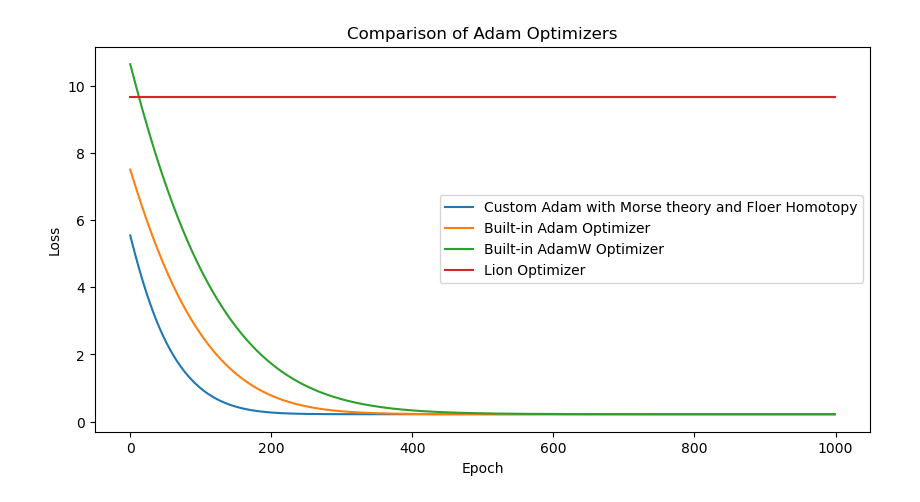
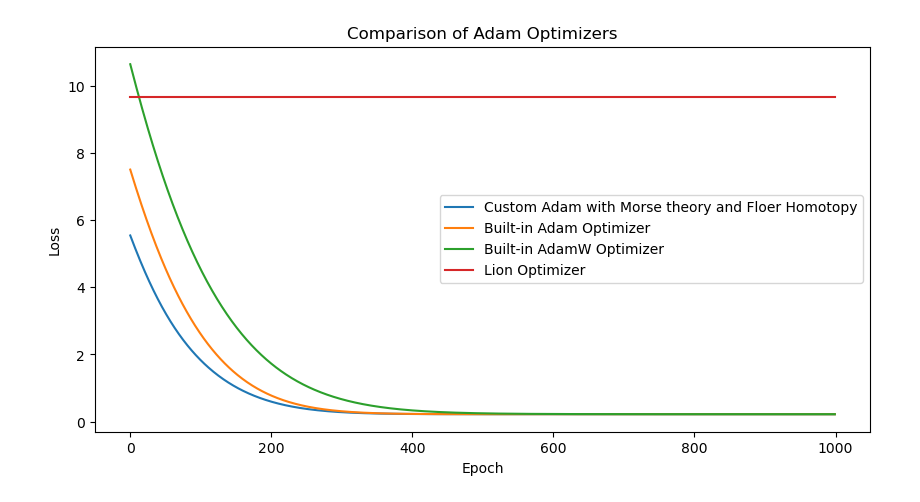
Before and after one commit to ericjiang18/Homotopy-Optimizer, a Jupyter notebook: Morse-Theory Adam.ipynb, the cells around one changed output. Drawn from its saved outputs; the diff is of its cells as text; code cells hidden in the pictures.

```diff
--- a/Morse-Theory Adam.ipynb
+++ b/Morse-Theory Adam.ipynb
@@ -41,30 +41,35 @@ class AdamOptimizerWithMorse(optim.Optimizer):
         defaults = dict(lr=lr, betas=betas, eps=eps)
         super(AdamOptimizerWithMorse, self).__init__(params, defaults)
 
-    def floer_homotopy_perturbation(self, params, iteration):
-        """Generate a Floer homotopy perturbation based on the current parameters and iteration count."""
+    def floer_homotopy_perturbation(self, params, iteration, enabled=True):
+        if not enabled:
+            return 0
         perturbation_strength = 0.0001 / (1 + iteration * 1e-3)
         perturbation = torch.sin(params) * perturbation_strength
         return perturbation
 
-    def aggregate_curvature(self, exp_avg_sq):
-        """Estimate average curvature using the exponential average of squared gradients."""
-        curvature = exp_avg_sq.sqrt().mean()
-        return curvature
+    def conditional_curvature(self, exp_avg_sq, classify):
+        if classify:
+            return exp_avg_sq.sqrt().mean()
+        return None
 
     def classify_critical_point(self, grad, curvature):
-        """Classify points as min, max, or saddle based on gradient norm and estimated curvature."""
         norm_grad = torch.norm(grad)
-        if norm_grad < 1e-4:
+        if norm_grad < 1e-4 and curvature is not None:
             if curvature > 0:
                 return 'min'
-                print("min")
             elif curvature < 0:
                 return 'max'
             else:
                 return 'saddle'
-        else:
-            return 'saddle'
+        return None
+
+    def adjust_step_size(self, step_size, type, curvature):
+        if type == 'saddle':
+            return step_size * 2  # more aggressive step
+        elif type == 'min':
+            return step_size * (0.5 if curvature > 0.01 else 0.75)  # less aggressive if near flat minima
+        return step_size
 
     def step(self, closure=None):
         """Performs a single optimization step (parameter update)."""
@@ -97,18 +102,14 @@ class AdamOptimizerWithMorse(optim.Optimizer):
                 denom = exp_avg_sq.sqrt().add_(group['eps'])
                 step_size = group['lr'] * (np.sqrt(1 - beta2 ** state['step']) / (1 - beta1 ** state['step']))
 
-                # Aggregate curvature across all parameters
-                curvature = self.aggregate_curvature(exp_avg_sq)
+                # Apply advanced optimizations
+                curvature = self.conditional_curvature(exp_avg_sq, state['step'] % 10 == 0)
+                critical_point_type = self.classify_critical_point(grad, curvature)
+                step_size = self.adjust_step_size(step_size, critical_point_type, curvature)
 
-                # Classify the critical point
-                critical_point_type = self.classify_critical_point(grad, curvature)
-
-                if critical_point_type == 'saddle':
-                    step_size *= 1.5  # Increase step size at saddle points
-                elif critical_point_type == 'min':
+                if critical_point_type == 'min':
                     perturbation = self.floer_homotopy_perturbation(p.data, state['step'])
-                    exp_avg.add_(perturbation)  # Apply Floer homotopy perturbation to the average gradient
-                    step_size *= 0.1 # Decrease step size at minima for finer steps
+                    exp_avg.add_(perturbation)
 
                 p.data.addcdiv_(-step_size, exp_avg, denom)
 
@@ -195,14 +196,14 @@ Epoch 500, Loss: 0.2209
 Epoch 600, Loss: 0.2209
 Epoch 700, Loss: 0.2209
 Epoch 800, Loss: 0.2209
 Epoch 900, Loss: 0.2209
 Training with built-in Adam optimizer:
 ... (28 lines left out)
 Epoch 600, Loss: 9.6738
 Epoch 700, Loss: 9.6738
 Epoch 800, Loss: 9.6738
 Epoch 900, Loss: 9.6738
-[figure, old version]
+[figure, new version]
 # %%
 import torch
 import torch.nn as nn
```
Also changed, not shown: parts of 2 cells of this notebook.
